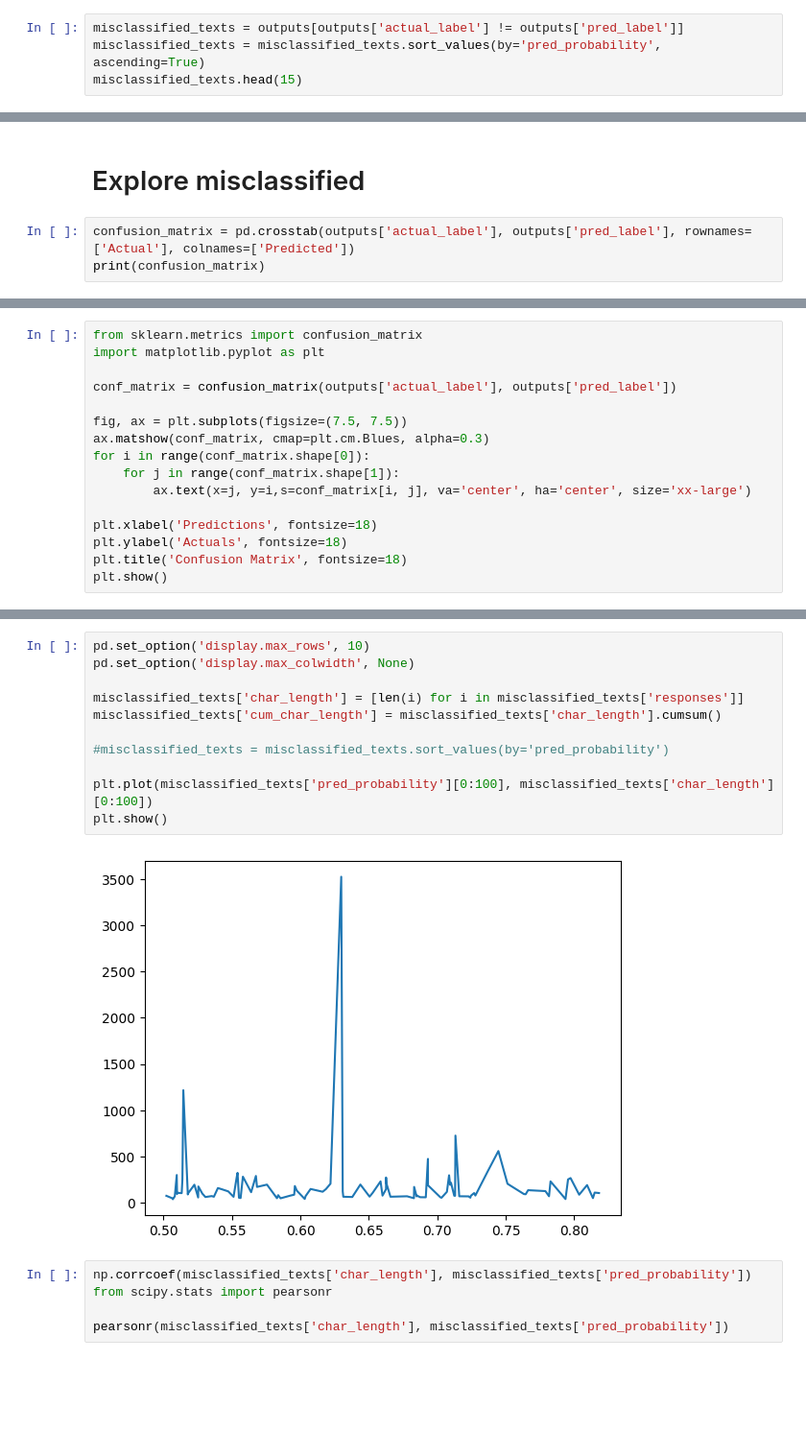
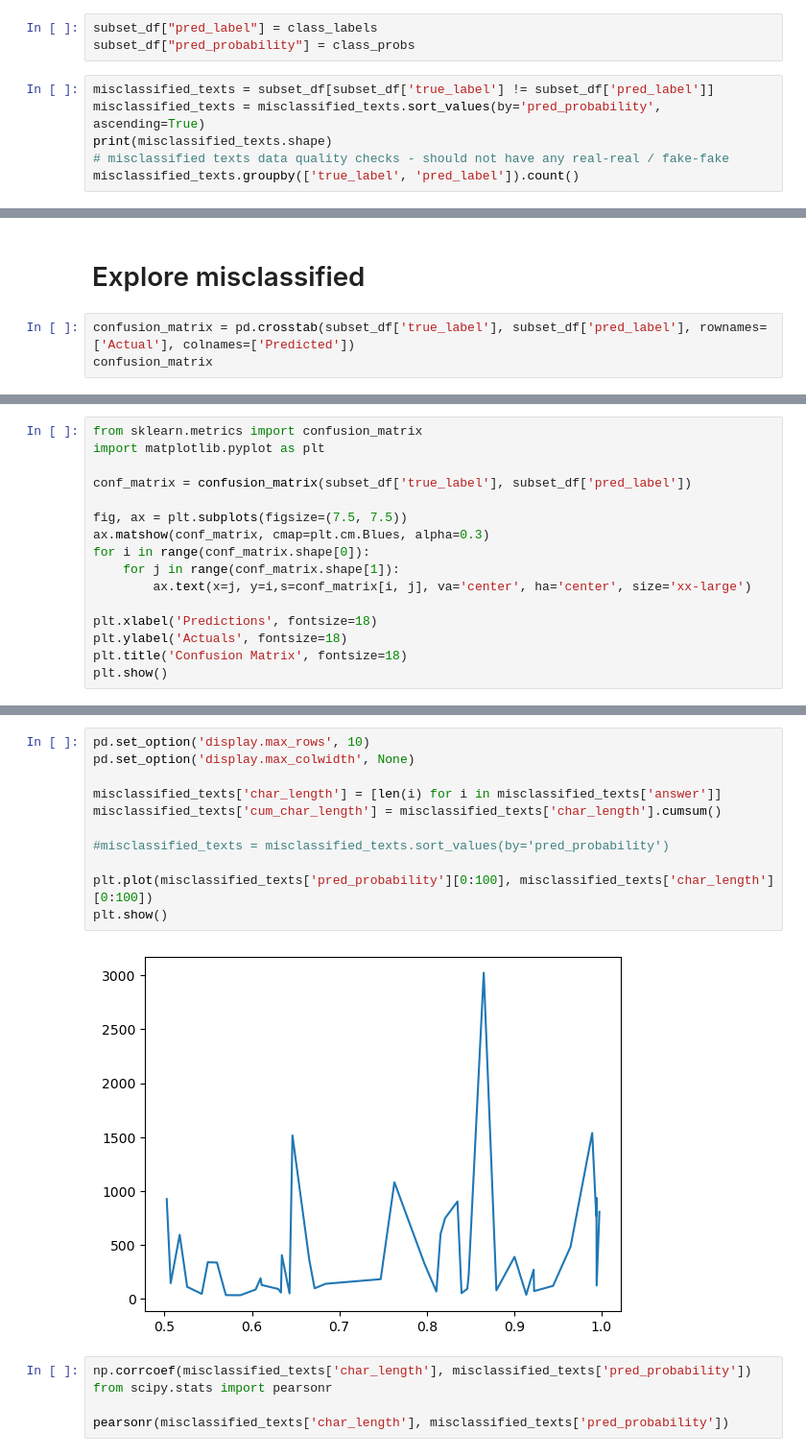
Before and after one commit to liuange/nlp23-detecting-ai, a Jupyter notebook: research_pipeline_refactor.ipynb, the cells around one changed output, grey strips where cells are left out. Shown at 96% size. Drawn from its saved outputs; the diff is of its cells as text; blank space fills up the shorter version.

```diff
--- a/research_pipeline_refactor.ipynb
+++ b/research_pipeline_refactor.ipynb
@@ -243,5 +168,10 @@ Predicting question 1500 out of 24322 (6.17% complete)
+# %%
+subset_df["pred_label"] = class_labels
+subset_df["pred_probability"] = class_probs
 # %%
-misclassified_texts = outputs[outputs['actual_label'] != outputs['pred_label']]
+misclassified_texts = subset_df[subset_df['true_label'] != subset_df['pred_label']]
 misclassified_texts = misclassified_texts.sort_values(by='pred_probability', ascending=True)
-misclassified_texts.head(15)
+print(misclassified_texts.shape)
+# misclassified texts data quality checks - should not have any real-real / fake-fake
+misclassified_texts.groupby(['true_label', 'pred_label']).count()
 # %% [output]
@@ -261,6 +185,6 @@ misclassified_texts.head(15)
 # %% [markdown]
 # Explore misclassified
 # %%
-confusion_matrix = pd.crosstab(outputs['actual_label'], outputs['pred_label'], rownames=['Actual'], colnames=['Predicted'])
-print(confusion_matrix)
+confusion_matrix = pd.crosstab(subset_df['true_label'], subset_df['pred_label'], rownames=['Actual'], colnames=['Predicted'])
+confusion_matrix
 # %% [output]
@@ -282,7 +200,7 @@ accuracy_score(outputs['actual_label'], outputs['pred_label'])
 from sklearn.metrics import confusion_matrix
 import matplotlib.pyplot as plt
 
-conf_matrix = confusion_matrix(outputs['actual_label'], outputs['pred_label'])
+conf_matrix = confusion_matrix(subset_df['true_label'], subset_df['pred_label'])
 
 fig, ax = plt.subplots(figsize=(7.5, 7.5))
 ax.matshow(conf_matrix, cmap=plt.cm.Blues, alpha=0.3)
@@ -299,16 +217,16 @@ plt.show()
 # %%
 pd.set_option('display.max_rows', 10)
 pd.set_option('display.max_colwidth', None)
 
-misclassified_texts['char_length'] = [len(i) for i in misclassified_texts['responses']]
+misclassified_texts['char_length'] = [len(i) for i in misclassified_texts['answer']]
 misclassified_texts['cum_char_length'] = misclassified_texts['char_length'].cumsum()
 
 #misclassified_texts = misclassified_texts.sort_values(by='pred_probability')
 
 plt.plot(misclassified_texts['pred_probability'][0:100], misclassified_texts['char_length'][0:100])
 plt.show()
 # %% [output]
-[figure, old version]
+[figure, new version]
 # %%
 np.corrcoef(misclassified_texts['char_length'], misclassified_texts['pred_probability'])
 from scipy.stats import pearsonr
```
Also changed, not shown: parts of 24 cells of this notebook, 1 other file.
